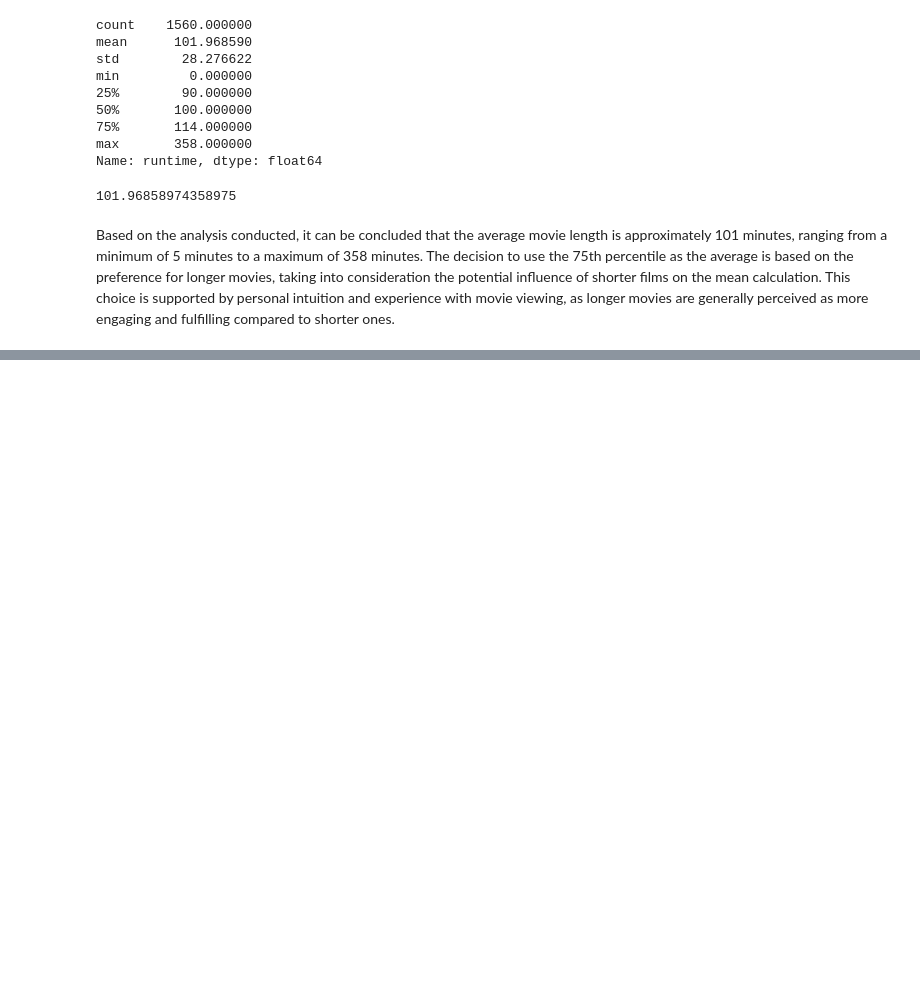
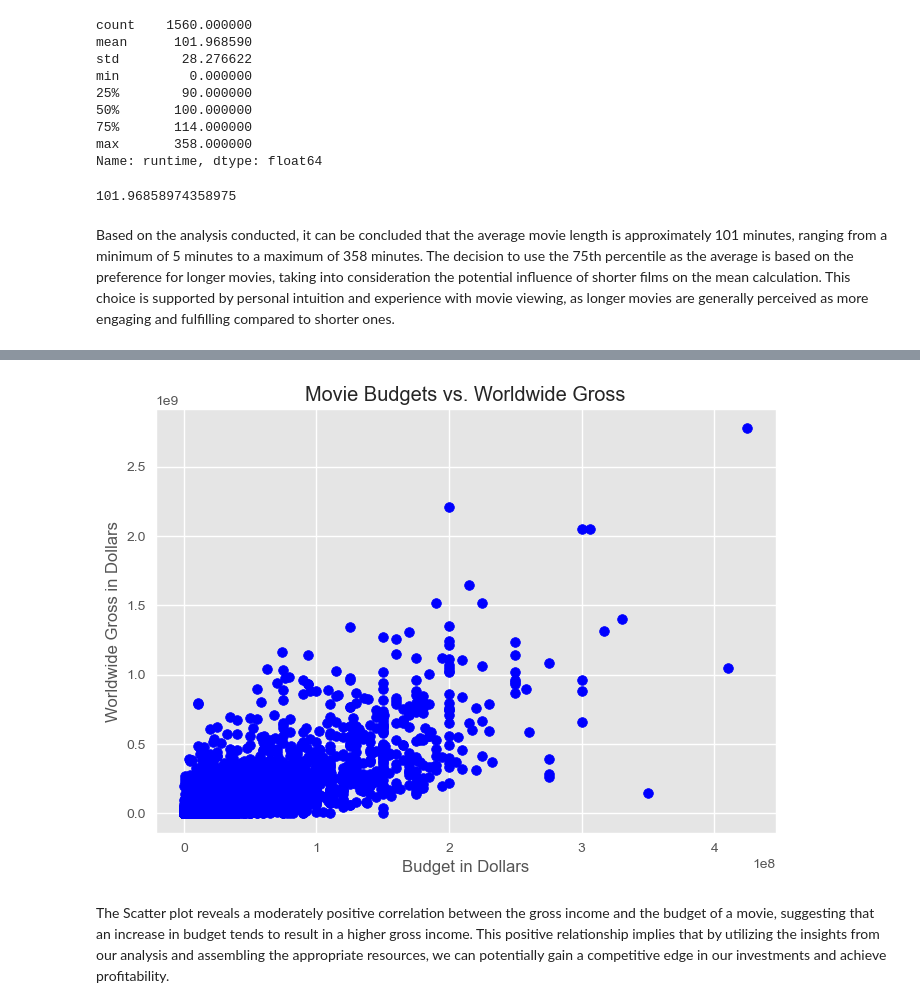
Before and after one commit to martin-ngugi/Microsoft_movie_review, a Jupyter notebook: Movie.ipynb, the cells around one changed output, grey strips where cells are left out. Cells and saved outputs as stored; diff of their text form; code cells hidden in the pictures; blank space fills up the shorter version.

Commit message:
sixth commit - Third objective, completed

```diff
--- a/Movie.ipynb
+++ b/Movie.ipynb
@@ -302,0 +309,4 @@ Based on the analysis conducted, it can be concluded that the average movie leng
+# %%
+#Loading the dataset
+budgets_df = pd.read_csv("tn.movie_budgets.csv.gz")
+budgets_df.head()
@@ -302,0 +337,12 @@ Based on the analysis conducted, it can be concluded that the average movie leng
+# %%
+#Our two important columns are objects, we convert them to number values, float, and remove the dollar sign for easier mathematical computation
+budgets_df['production_budget'] = budgets_df['production_budget'].astype(str)
+budgets_df['worldwide_gross'] = budgets_df['worldwide_gross'].astype(str)
+
+budgets_df['production_budget'] = budgets_df['production_budget'].str.replace('$', '').str.replace(',', '')
+budgets_df['worldwide_gross'] = budgets_df['worldwide_gross'].str.replace('$', '').str.replace(',', '')
+
+budgets_df['production_budget'] = budgets_df['production_budget'].astype(float)
+budgets_df['worldwide_gross'] = budgets_df['worldwide_gross'].astype(float)
+
+budgets_df.head()
@@ -302,0 +356,15 @@ Based on the analysis conducted, it can be concluded that the average movie leng
+# %%
+#Plotting a scatter plot to show the relationship
+plt.scatter(budgets_df['production_budget'], budgets_df['worldwide_gross'], color='blue')
+
+
+plt.xlabel('Budget in Dollars')
+plt.ylabel('Worldwide Gross in Dollars')
+plt.title('Movie Budgets vs. Worldwide Gross')
+
+
+plt.show()
+# %% [output]
+[figure, added]
+# %% [markdown]
+The Scatter plot reveals a moderately positive correlation between the gross income and the budget of a movie, suggesting that an increase in budget tends to result in a higher gross income. This positive relationship implies that by utilizing the insights from our analysis and assembling the appropriate resources, we can potentially gain a competitive edge in our investments and achieve profitability.
```
Also changed, not shown: parts of 6 cells of this notebook.
